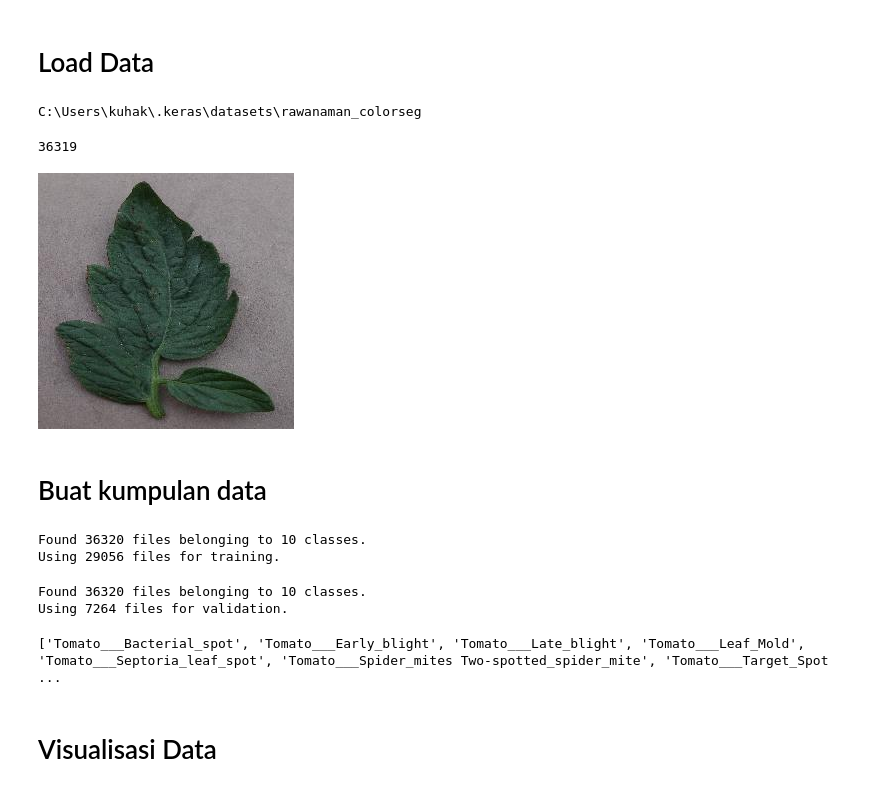
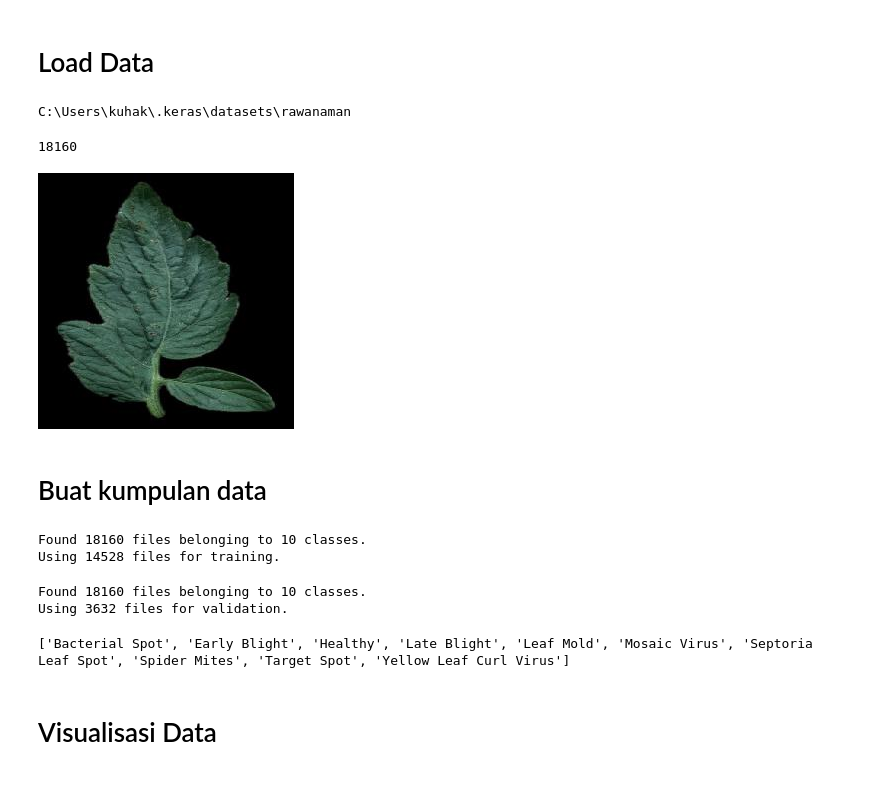
Before and after one commit to TI-3D/rawanaman-ml, a Jupyter notebook: ml rawanaman.ipynb, the cells around one changed output. Cells and saved outputs as stored; diff of their text form; code cells hidden in the pictures.

```diff
--- a/ml rawanaman.ipynb
+++ b/ml rawanaman.ipynb
@@ -25,8 +25,8 @@ import kagglehub
 # data_dir = tf.keras.utils.get_file('flower_photos', origin=dataset_url, untar=True)
 # data_dir = pathlib.Path(data_dir)
 # %%
-data_dir="C:/Users/kuhak/.keras/datasets/rawanaman_colorseg/"
+data_dir="C:/Users/kuhak/.keras/datasets/rawanaman/"
 data_dir=pathlib.Path(data_dir)
 print(data_dir)
 # %% [output]
-C:\Users\kuhak\.keras\datasets\rawanaman_colorseg
+C:\Users\kuhak\.keras\datasets\rawanaman
@@ -34,4 +38,4 @@ C:\Users\kuhak\.keras\datasets\rawanaman_colorseg
 image_count = len(list(data_dir.glob('*/*.jpg')))
 print(image_count)
 # %% [output]
-36319
+18160
@@ -38,8 +45,8 @@ print(image_count)
 # %%
-roses = list(data_dir.glob('Tomato___Bacterial_spot/*'))
+roses = list(data_dir.glob('Bacterial Spot/*'))
 PIL.Image.open(str(roses[0]))
 # %% [output]
-[figure, old version]
+[figure, new version]
 # %% [markdown]
 # Buat kumpulan data
 # %%
@@ -55,8 +62,8 @@ train_ds = tf.keras.utils.image_dataset_from_directory(
   image_size=(img_height, img_width),
   batch_size=batch_size)
 # %% [output]
-Found 36320 files belonging to 10 classes.
-Using 29056 files for training.
+Found 18160 files belonging to 10 classes.
+Using 14528 files for training.
 # %%
 val_ds = tf.keras.utils.image_dataset_from_directory(
   data_dir,
@@ -66,13 +73,13 @@ val_ds = tf.keras.utils.image_dataset_from_directory(
   image_size=(img_height, img_width),
   batch_size=batch_size)
 # %% [output]
-Found 36320 files belonging to 10 classes.
-Using 7264 files for validation.
+Found 18160 files belonging to 10 classes.
+Using 3632 files for validation.
 # %%
 class_names = train_ds.class_names
 print(class_names)
 # %% [output]
-['Tomato___Bacterial_spot', 'Tomato___Early_blight', 'Tomato___Late_blight', 'Tomato___Leaf_Mold', 'Tomato___Septoria_leaf_spot', 'Tomato___Spider_mites Two-spotted_spider_mite', 'Tomato___Target_Spot ...
+['Bacterial Spot', 'Early Blight', 'Healthy', 'Late Blight', 'Leaf Mold', 'Mosaic Virus', 'Septoria Leaf Spot', 'Spider Mites', 'Target Spot', 'Yellow Leaf Curl Virus']
 # %% [markdown]
 # Visualisasi Data
 # %%
```
Also changed, not shown: parts of 14 cells of this notebook, 5 other files.
